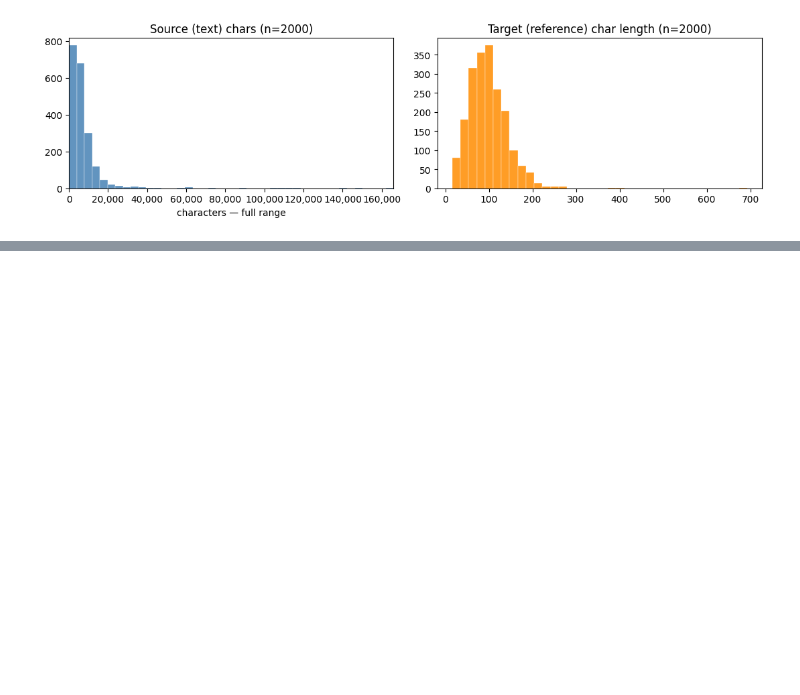
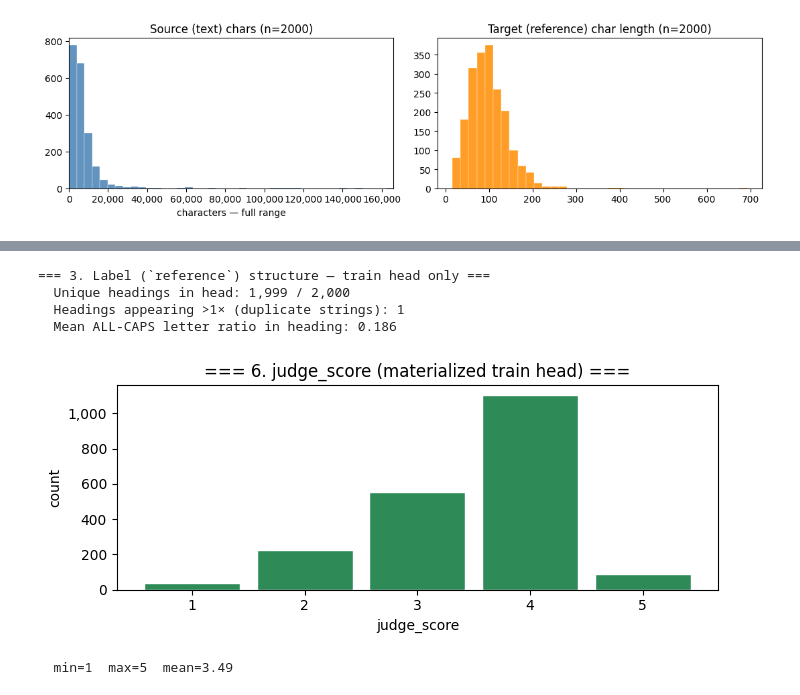
Before and after one commit to naataaniitsosie/cs474, a Jupyter notebook: notebooks/01_briefme_eda.ipynb, the cells around one changed output, grey strips where cells are left out. Saved outputs shown, nothing was run; the diff lists cells and outputs as text; code cells hidden in the pictures; blank space fills up the shorter version.

```diff
--- a/notebooks/01_briefme_eda.ipynb
+++ b/notebooks/01_briefme_eda.ipynb
@@ -185,0 +263,52 @@ Rows with length > p99: 20 (1.00%) → thin right tail
+# %%
+from collections import Counter
+
+import numpy as np
+
+refs = [train_eda[i][TARGET_COLUMN] for i in range(len(train_eda))]
+uniq = len(set(refs))
+dup_refs = sum(1 for _, c in Counter(refs).items() if c > 1)
+
+def caps_ratio(s: str) -> float:
+    letters = [c for c in s if c.isalpha()]
+    if not letters:
+        return float("nan")
+    return sum(1 for c in letters if c.isupper()) / len(letters)
+
+caps_rates = [caps_ratio(r or "") for r in refs]
+
+print("=== 3. Label (`reference`) structure — train head only ===")
+print(f"  Unique headings in head: {uniq:,} / {len(refs):,}")
+print(f"  Headings appearing >1× (duplicate strings): {dup_refs:,}")
+print(f"  Mean ALL-CAPS letter ratio in heading: {np.nanmean(caps_rates):.3f}")
+# %% [output]
+=== 3. Label (`reference`) structure — train head only ===
+  Unique headings in head: 1,999 / 2,000
+  Headings appearing >1× (duplicate strings): 1
+  Mean ALL-CAPS letter ratio in heading: 0.186
+# %%
+import matplotlib.pyplot as plt
+import numpy as np
+from matplotlib.ticker import FuncFormatter
+
+comma_ticks = FuncFormatter(lambda x, p: f"{x:,.0f}")
+
+scores = [train_eda[i]["judge_score"] for i in range(len(train_eda))]
+
+_lo, _hi = int(min(scores)), int(max(scores))
+_bins = max(2, _hi - _lo + 1)
+
+fig, ax = plt.subplots(figsize=(7, 3))
+ax.hist(scores, bins=_bins, range=(_lo - 0.5, _hi + 0.5), align="mid", rwidth=0.85, color="seagreen", edgecolor="white")
+ax.set_title("=== 6. judge_score (materialized train head) ===")
+ax.set_xlabel("judge_score")
+ax.set_ylabel("count")
+ax.xaxis.set_major_formatter(comma_ticks)
+ax.yaxis.set_major_formatter(comma_ticks)
+plt.tight_layout()
+plt.show()
+
+print(f"  min={min(scores)}  max={max(scores)}  mean={np.mean(scores):.2f}")
+# %% [output]
+[figure, added]
+  min=1  max=5  mean=3.49
```
Also changed, not shown: parts of 6 cells of this notebook.
